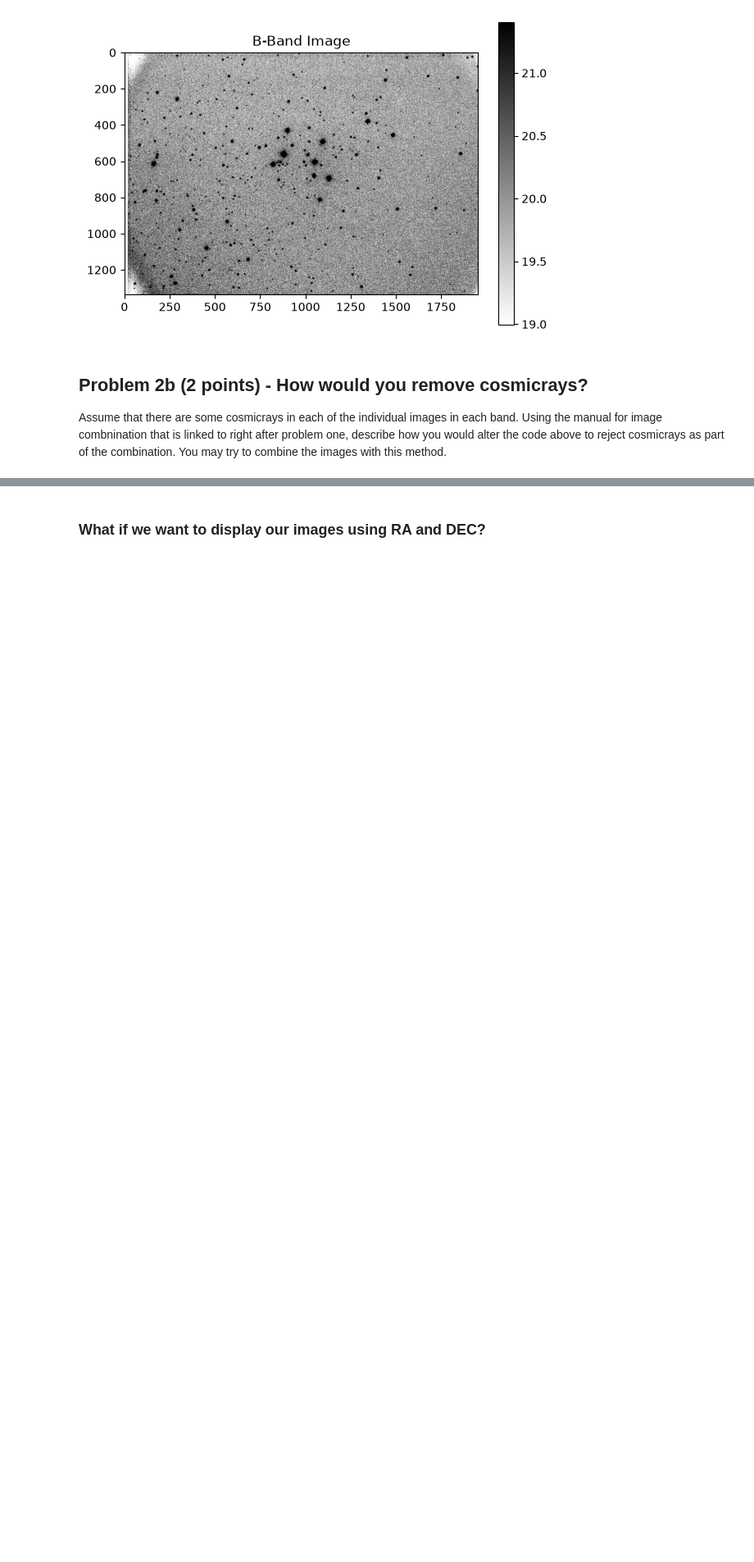
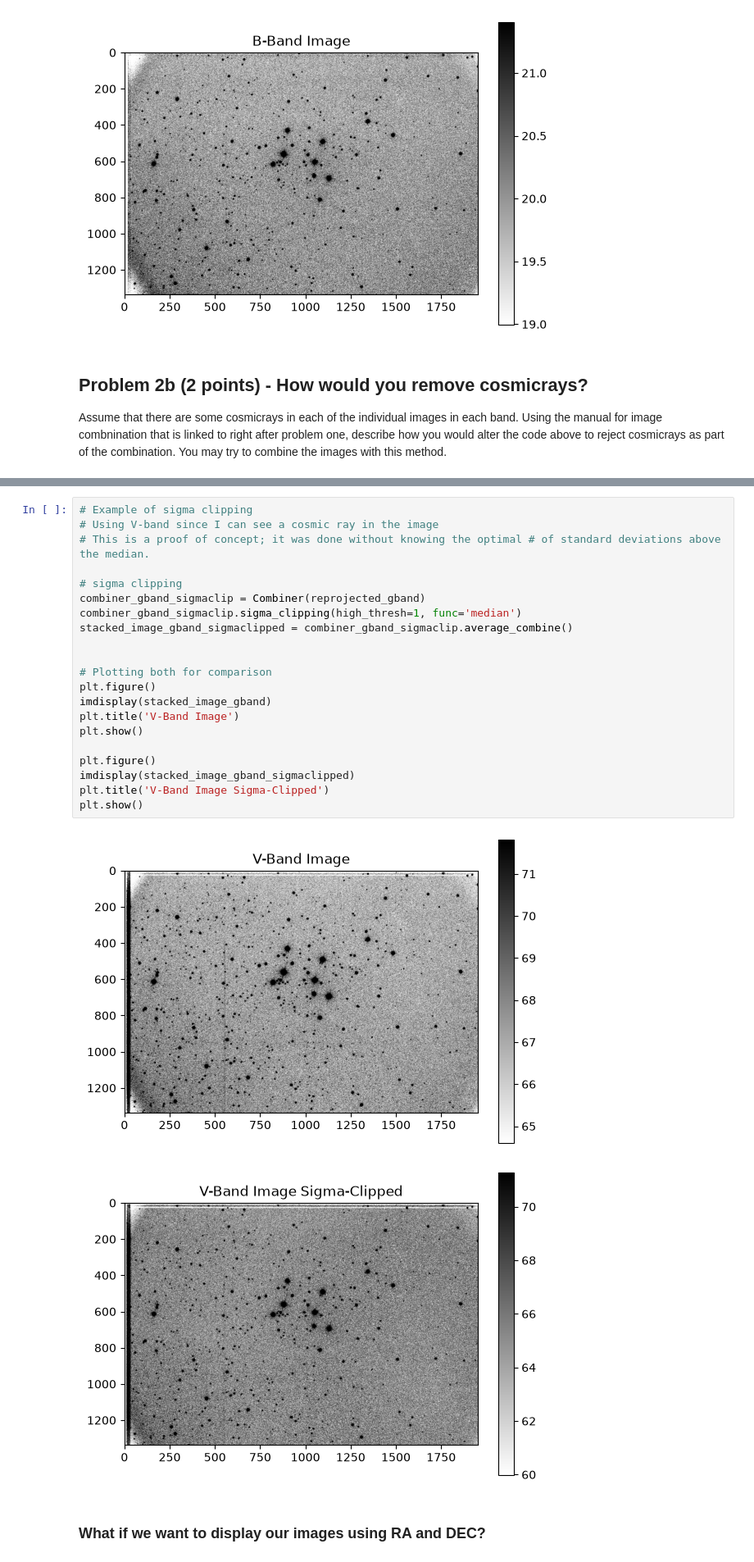
Before and after one commit to Alexander-Leesman/Reductionproject_student, a Jupyter notebook: cluster_photometry_student.ipynb, the cells around one changed output, grey strips where cells are left out. Shown at 82% size. Drawn from its saved outputs; the diff is of its cells as text; blank space fills up the shorter version.

Commit message:
commit on 11/5
made an example of sigma clipping

```diff
--- a/cluster_photometry_student.ipynb
+++ b/cluster_photometry_student.ipynb
@@ -334,3 +335,27 @@ Since cosmic rays max out the pixels in the image, a way to remove them would be
+# %%
+# Example of sigma clipping
+# Using V-band since I can see a cosmic ray in the image
+# This is a proof of concept; it was done without knowing the optimal # of standard deviations above the median.
+
+# sigma clipping
+combiner_gband_sigmaclip = Combiner(reprojected_gband)
+combiner_gband_sigmaclip.sigma_clipping(high_thresh=1, func='median')
+stacked_image_gband_sigmaclipped = combiner_gband_sigmaclip.average_combine()
+
+
+# Plotting both for comparison
+plt.figure()
+imdisplay(stacked_image_gband)
+plt.title('V-Band Image')
+plt.show()
+
+plt.figure()
+imdisplay(stacked_image_gband_sigmaclipped)
+plt.title('V-Band Image Sigma-Clipped')
+plt.show()
+# %% [output]
+[figure, added]
+[figure, added]
 # %% [markdown]
 ### What if we want to display our images using RA and DEC?
 # %%
```
Also changed, not shown: parts of 3 cells of this notebook.
